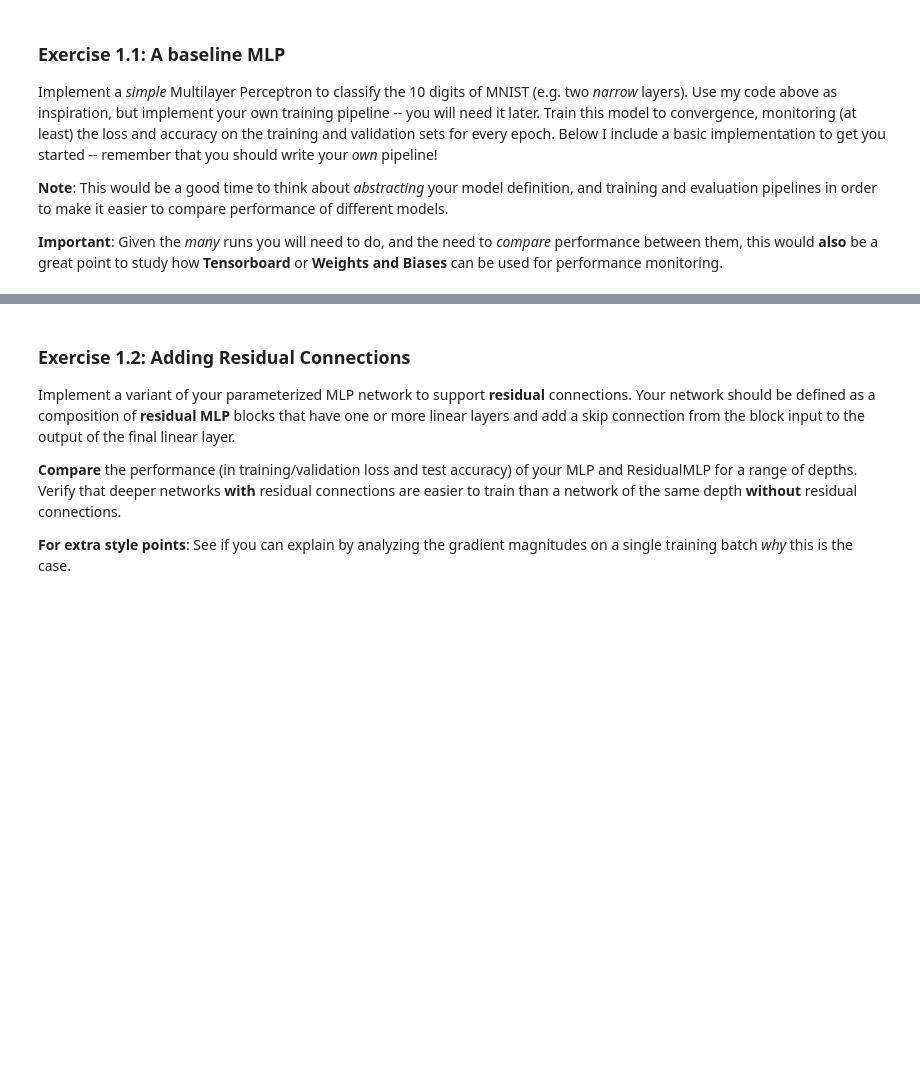
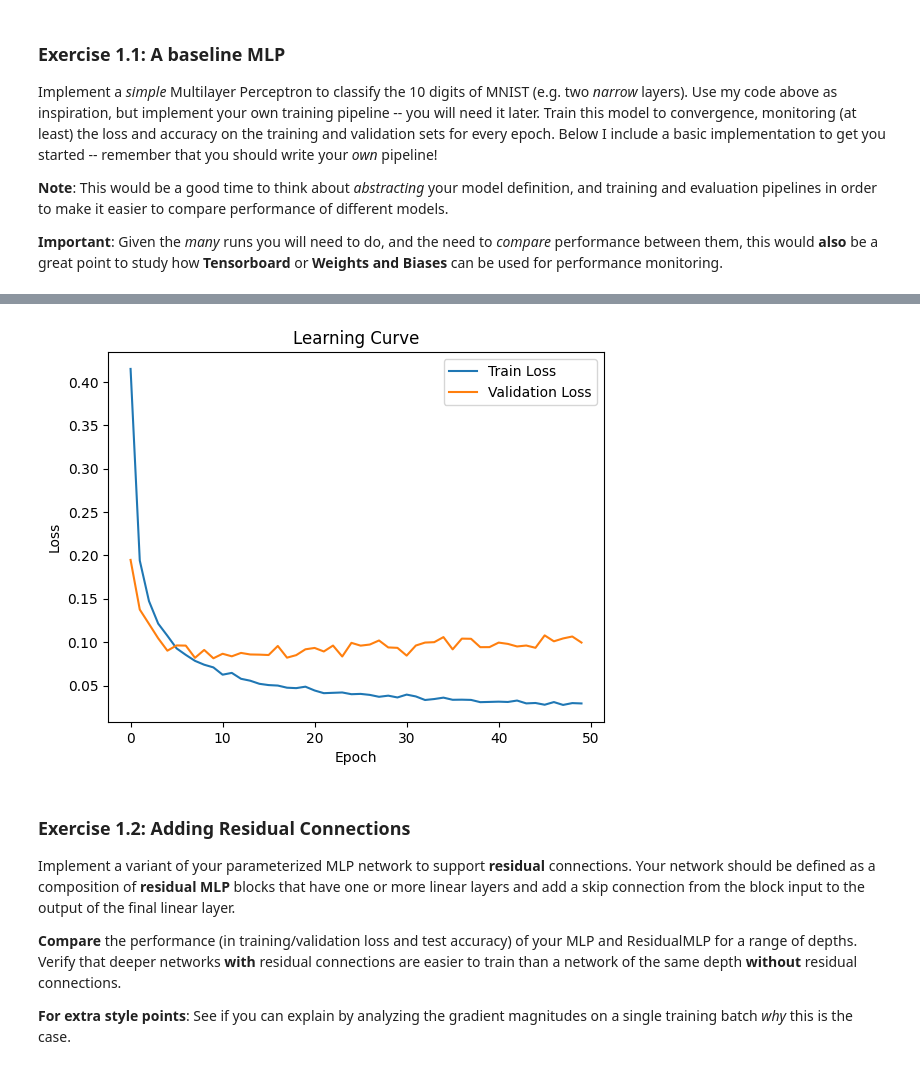
Before and after one commit to emile-kophi/AML_Labs, a Jupyter notebook: Exercise/Lab1_CNN.ipynb, the cells around one changed output, grey strips where cells are left out. Cells and saved outputs as stored; diff of their text form; code cells hidden in the pictures; blank space fills up the shorter version.

```diff
--- a/Exercise/Lab1_CNN.ipynb
+++ b/Exercise/Lab1_CNN.ipynb
@@ -137,11 +110,3 @@ def plot_validation_curves(losses_and_accs):
 #### A basic, parameterized MLP
 
 This is a very basic implementation of a Multilayer Perceptron. Don't waste too much time trying to figure out how it works -- the important detail is that it allows you to pass in a list of input, hidden layer, and output *widths*. **Your** implementation should also support this for the exercises to come.
-# %%
-class MLP(nn.Module):
-    def __init__(self, layer_sizes):
-        super().__init__()
-        self.layers = nn.ModuleList([nn.Linear(nin, nout) for (nin, nout) in zip(layer_sizes[:-1], layer_sizes[1:])])
-
-    def forward(self, x):
-        return reduce(lambda f, g: lambda x: g(F.relu(f(x))), self.layers, lambda x: x.flatten(1))(x)
@@ -222,0 +228,24 @@ View run at https://wandb.ai/emile-agbedanu-none/AML_Lab1/runs/jls77zsw
+# %%
+model = MLP().to(device)
+optimizer = torch.optim.Adam(model.parameters(), lr=learning_rate)
+criterion = nn.CrossEntropyLoss()
+
+train_losses = []
+val_losses = []
+for epoch in range(num_epochs):
+    train_loss, train_acc = train_one_epoch(model, train_loader, optimizer, criterion)
+    val_loss, val_acc = evaluate(model, val_loader, criterion)
+    train_losses.append(train_loss)
+    val_losses.append(val_loss)
+
+    print(f"Epoch {epoch+1}/{num_epochs}")
+    print(f"  Train Loss: {train_loss:.4f} | Train Acc: {train_acc:.4f}")
+    print(f"  Val   Loss: {val_loss:.4f} | Val   Acc: {val_acc:.4f}")
+     # Log su Weights & Biases
+    wandb.log({
+        "epoch": epoch + 1,
+        "train_loss": train_loss,
+        "train_acc": train_acc,
+        "val_loss": val_loss,
+        "val_acc": val_acc
+    })
@@ -222,0 +270,12 @@ View run at https://wandb.ai/emile-agbedanu-none/AML_Lab1/runs/jls77zsw
+# %%
+test_loss, test_acc = evaluate(model, test_loader, criterion)
+print(f"Test Loss: {test_loss:.4f} | Test Accuracy: {test_acc:.4f}")
+
+plt.plot(train_losses, label='Train Loss')
+plt.plot(val_losses, label='Validation Loss')
+plt.xlabel('Epoch')
+plt.ylabel('Loss')
+plt.title('Learning Curve')
+plt.legend()
+plt.show()
+# %% [output]
@@ -223,3 +283,4 @@ View run at https://wandb.ai/emile-agbedanu-none/AML_Lab1/runs/jls77zsw
+[figure, added]
 # %% [markdown]
 ### Exercise 1.2: Adding Residual Connections
 
```
Also changed, not shown: parts of 16 cells of this notebook, 6 other files.
